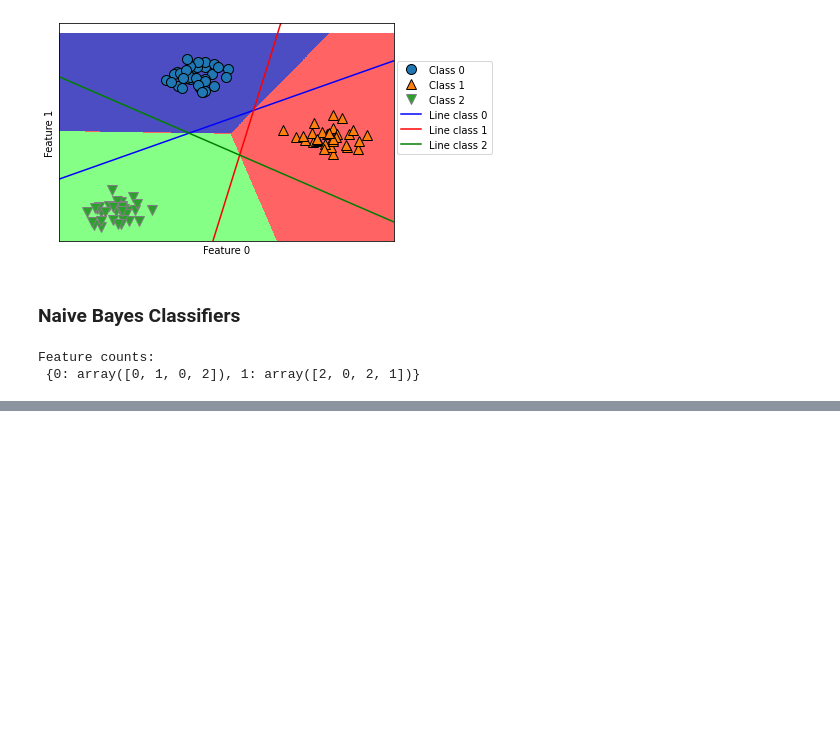
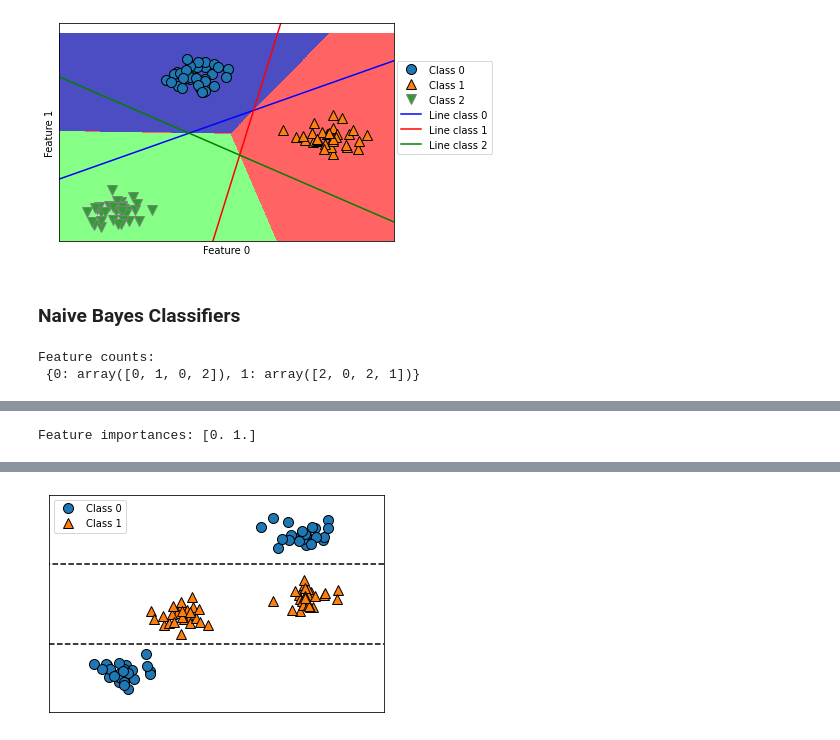
Before and after one commit to RooibosGood/signate, a Jupyter notebook: MachineLearning/MLTest.ipynb, the cells around one changed output, grey strips where cells are left out. Cells and saved outputs as stored; diff of their text form; code cells hidden in the pictures; blank space fills up the shorter version.

```diff
--- a/MachineLearning/MLTest.ipynb
+++ b/MachineLearning/MLTest.ipynb
@@ -491,0 +561,5 @@ Feature counts:
+# %%
+tree = mglearn.plots.plot_tree_not_monotone()
+display(tree)
+# %% [output]
+Feature importances: [0. 1.]
@@ -491,0 +567 @@ Feature counts:
+[figure, added]
```
Also changed, not shown: parts of 35 cells of this notebook.
